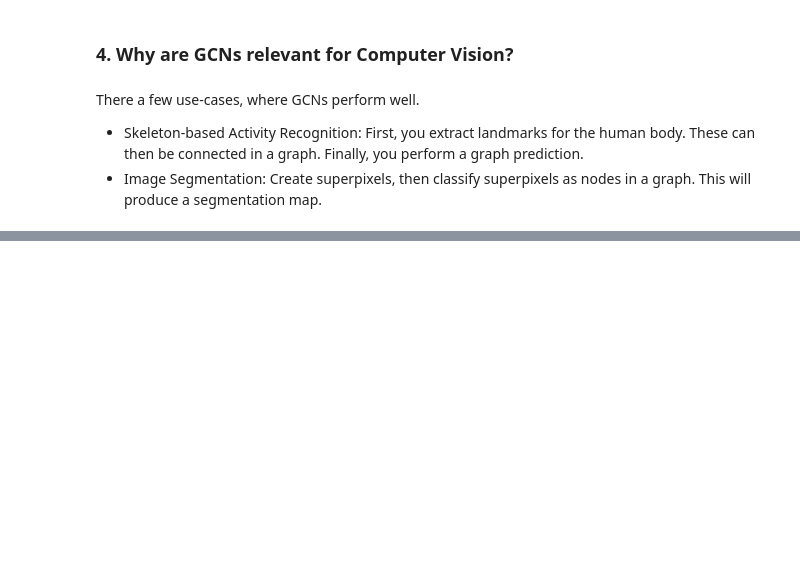
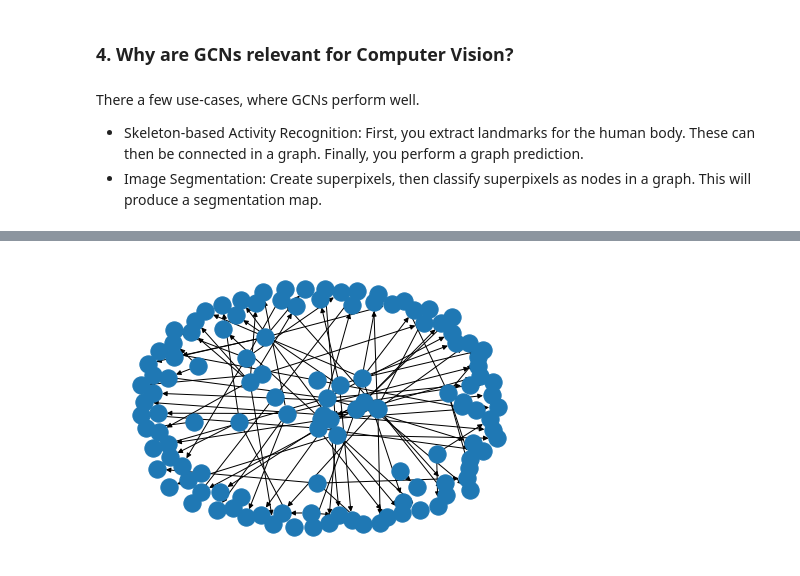
Before and after one commit to LukasHedegaard/Graph_Powered_ML_Workshop, a Jupyter notebook: excercises/Exercise_2_Solution.ipynb, the cells around one changed output, grey strips where cells are left out. Drawn from its saved outputs; the diff is of its cells as text; code cells hidden in the pictures; blank space fills up the shorter version.

```diff
--- a/excercises/Exercise_2_Solution.ipynb
+++ b/excercises/Exercise_2_Solution.ipynb
@@ -47,0 +71,18 @@ Pick one of the following Graph Learning Tasks from the DGL Guide and create a p
+# %%
+dataset = CoraGraphDataset()
+g = dataset[0]
+
+# get node feature
+feat = g.ndata['feat']
+
+# get data split
+train_mask = g.ndata['train_mask']
+val_mask = g.ndata['val_mask']
+test_mask = g.ndata['test_mask']
+
+train_g = g.edge_subgraph(train_mask,preserve_nodes=False)
+val_g = g.edge_subgraph(val_mask,preserve_nodes=False)
+test_g = g.edge_subgraph(test_mask,preserve_nodes=False)
+
+# get labels
+label = g.ndata['label']
@@ -47,0 +100,6 @@ Pick one of the following Graph Learning Tasks from the DGL Guide and create a p
+# %%
+# Lets draw some data
+num_printed = 100
+nx.draw(train_g.edge_subgraph(range(num_printed),preserve_nodes=False).to_networkx())
+# %% [output]
+[figure, added]
```
Also changed, not shown: parts of 12 cells of this notebook.
